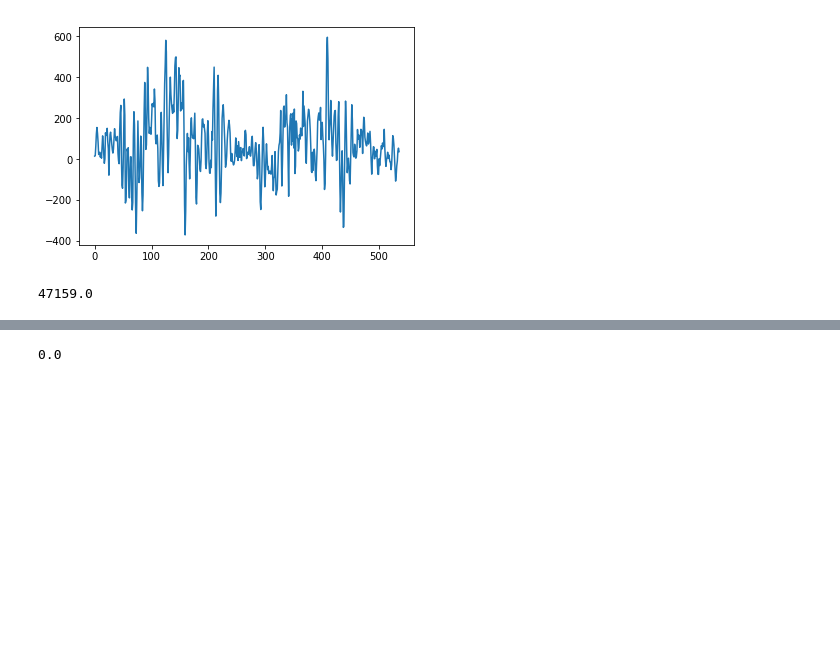
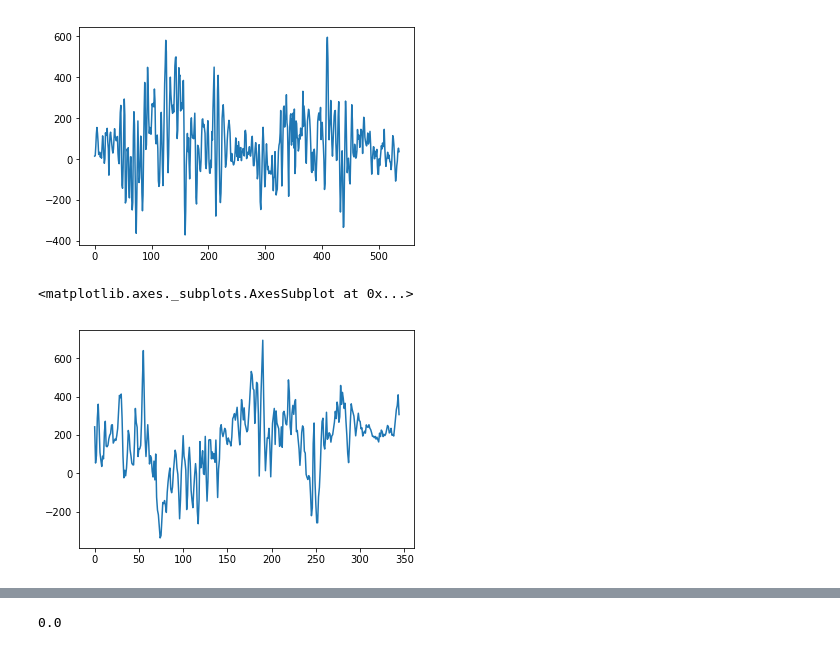
Before and after one commit to antoniomuso/PeterPen, a Jupyter notebook: data_processing/Untitled.ipynb, the cells around one changed output, grey strips where cells are left out. Drawn from its saved outputs; the diff is of its cells as text; code cells hidden in the pictures; blank space fills up the shorter version.

```diff
--- a/data_processing/Untitled.ipynb
+++ b/data_processing/Untitled.ipynb
@@ -62,4 +77,5 @@ def DTWDistance(signalA, signalB):
-# %%
-DTWDistance(data_frame1.AcX, data_frame2.AcX)
-# %% [output]
-47159.0
+# %%
+data_frame4.AcY.plot.line()
+# %% [output]
+<matplotlib.axes._subplots.AxesSubplot at 0x...>
+[figure, added]
```
Also changed, not shown: parts of 6 cells of this notebook.
